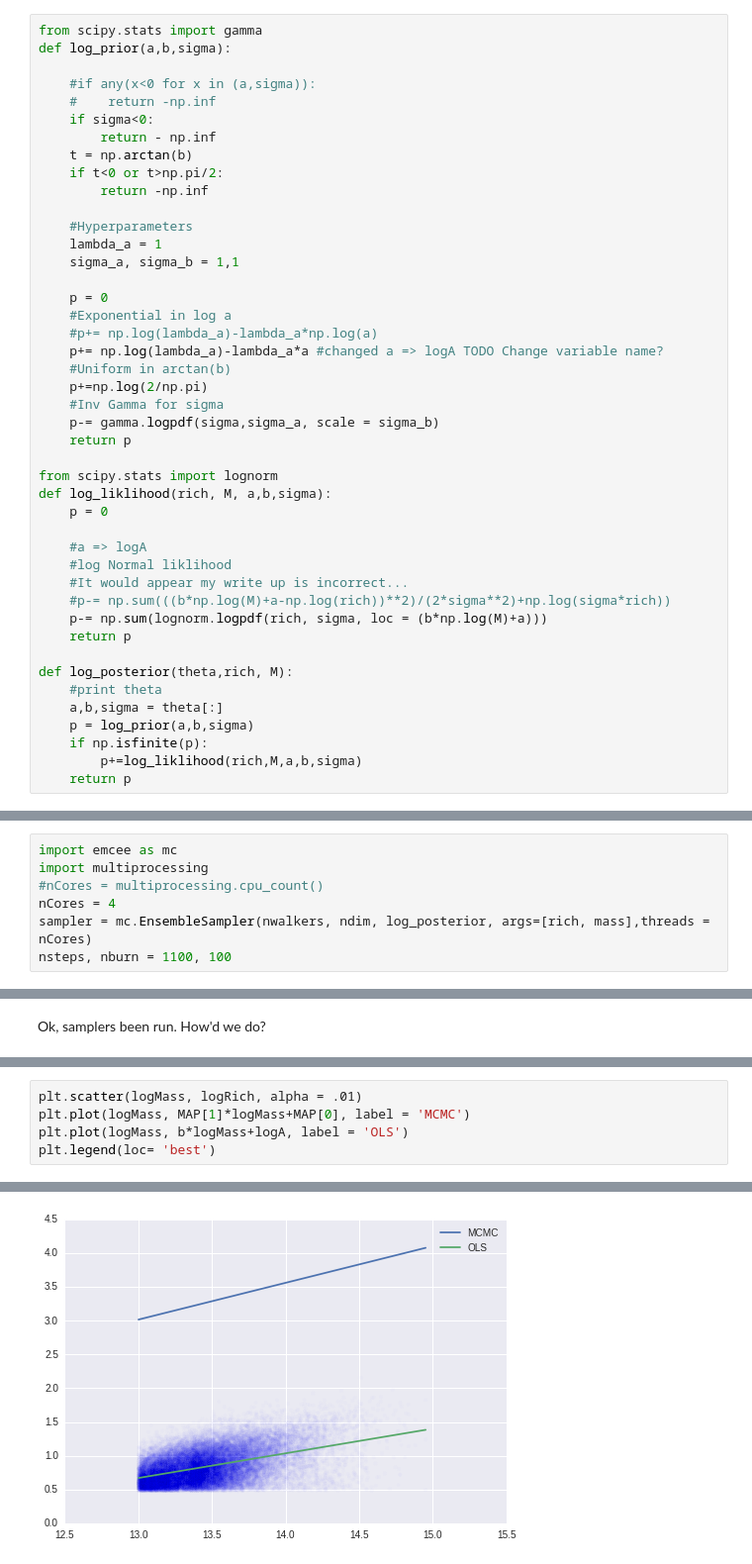
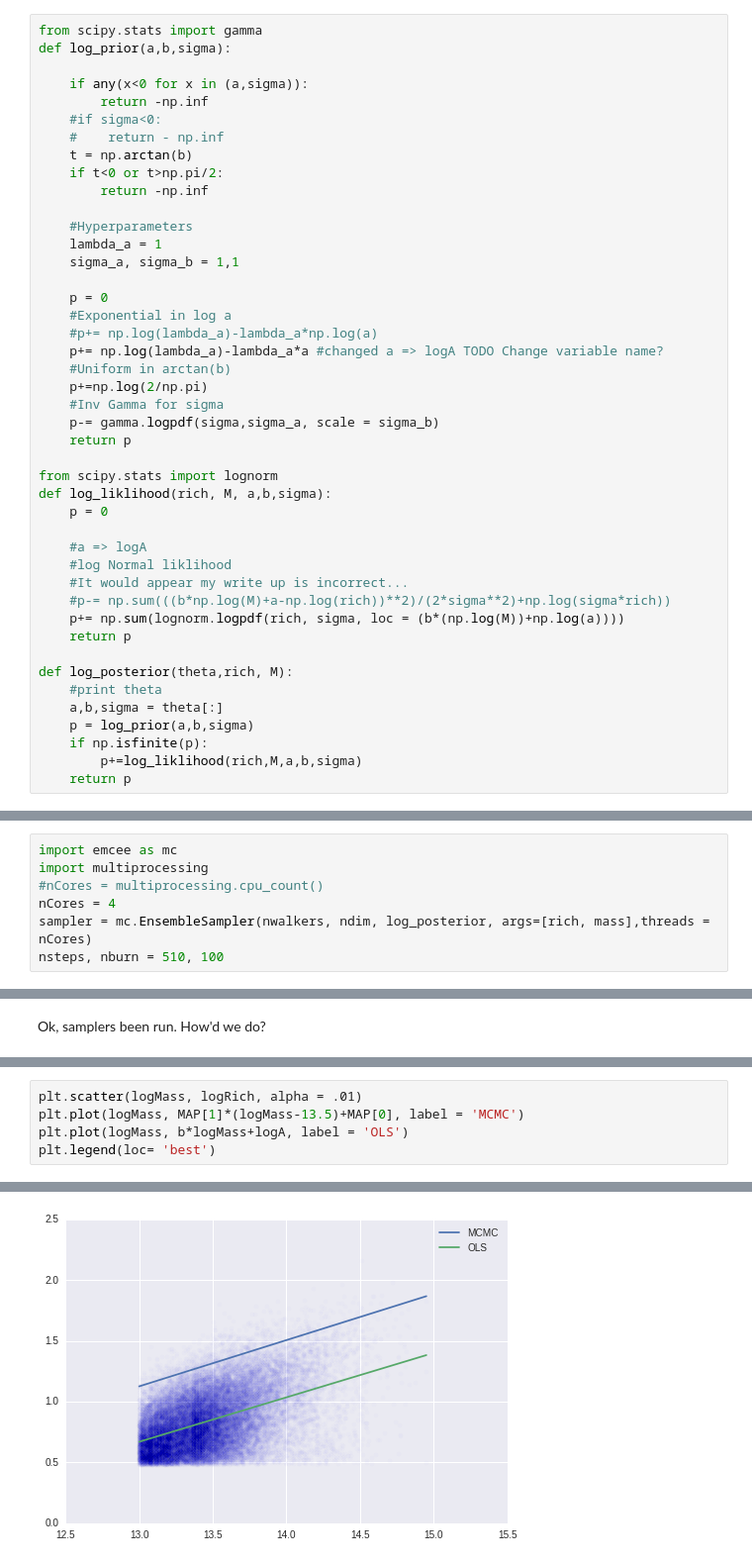
Before and after one commit to Ravirajadrangi/ClusterMassInference, a Jupyter notebook: Inference On Mock.ipynb, the cells around one changed output, grey strips where cells are left out. Shown at 99% size. Cells and saved outputs as stored; diff of their text form.

Commit message:
Kill one bug two more return in its place.

```diff
--- a/Inference On Mock.ipynb
+++ b/Inference On Mock.ipynb
@@ -90,10 +112,10 @@ Note this is a dramatically simplified case. I hope to work up to measured rathe
 from scipy.stats import gamma
 def log_prior(a,b,sigma):
 
-    #if any(x<0 for x in (a,sigma)):
-    #    return -np.inf
-    if sigma<0:
-        return - np.inf
+    if any(x<0 for x in (a,sigma)):
+        return -np.inf
+    #if sigma<0:
+    #    return - np.inf
     t = np.arctan(b)
     if t<0 or t>np.pi/2:
         return -np.inf
@@ -120,7 +142,7 @@ def log_liklihood(rich, M, a,b,sigma):
     #log Normal liklihood
     #It would appear my write up is incorrect...
     #p-= np.sum(((b*np.log(M)+a-np.log(rich))**2)/(2*sigma**2)+np.log(sigma*rich))
-    p-= np.sum(lognorm.logpdf(rich, sigma, loc = (b*np.log(M)+a)))
+    p+= np.sum(lognorm.logpdf(rich, sigma, loc = (b*(np.log(M))+np.log(a))))
     return p
 
 def log_posterior(theta,rich, M):
@@ -158,7 +180,7 @@ import multiprocessing
 #nCores = multiprocessing.cpu_count()
 nCores = 4
 sampler = mc.EnsembleSampler(nwalkers, ndim, log_posterior, args=[rich, mass],threads = nCores)
-nsteps, nburn = 1100, 100
+nsteps, nburn = 510, 100
 # %%
 print '-*'*25
 print 'Num Dim:\t%d\nNum Walkers:\t%d\nNum Steps:\t%d\nNum Burn:\t%d'%(ndim, nwalkers, nsteps, nburn)
@@ -205,10 +227,10 @@ corner(chain, labels = titles , truths = [logA, b, sigma_true]);
 # %%
 plt.scatter(logMass, logRich, alpha = .01)
-plt.plot(logMass, MAP[1]*logMass+MAP[0], label = 'MCMC')
+plt.plot(logMass, MAP[1]*(logMass-13.5)+MAP[0], label = 'MCMC')
 plt.plot(logMass, b*logMass+logA, label = 'OLS')
 plt.legend(loc= 'best')
 # %% [output]
 <matplotlib.legend.Legend at 0x...>
-[figure, old version]
+[figure, new version]
 # %%
 plt.scatter(mass, rich, alpha = .01)
```
Also changed, not shown: parts of 14 cells of this notebook, 1 other file.
